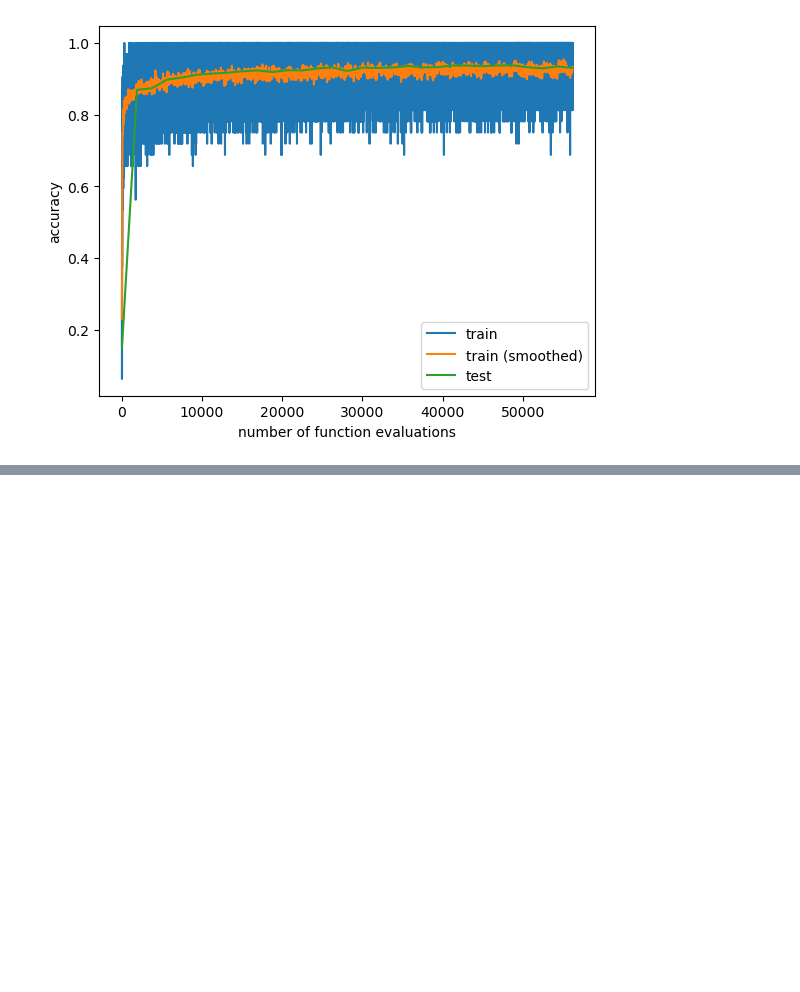
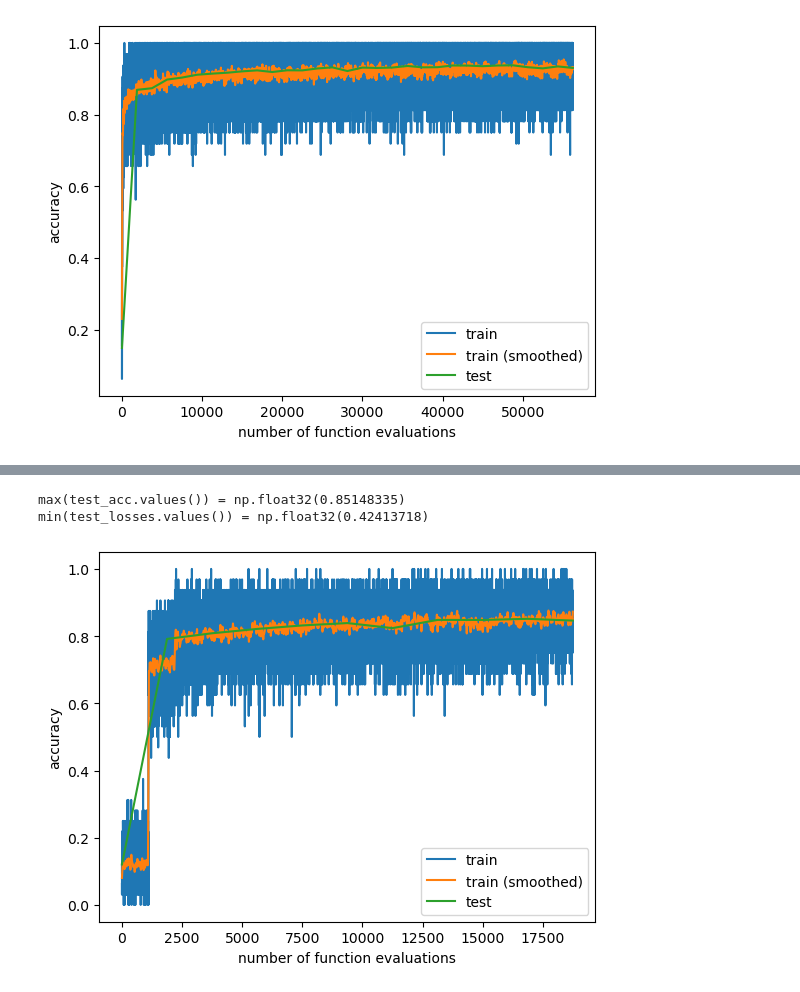
Before and after one commit to inikishev/torchzero, a Jupyter notebook: docs/examples/Mini-batch FashionMNIST.ipynb, the cells around one changed output, grey strips where cells are left out. Cells and saved outputs as stored; diff of their text form; code cells hidden in the pictures; blank space fills up the shorter version.

```diff
--- a/docs/examples/Mini-batch FashionMNIST.ipynb
+++ b/docs/examples/Mini-batch FashionMNIST.ipynb
@@ -295,0 +310,14 @@ min(test_losses.values()) = np.float32(0.16599675)
+# %%
+model, train_losses, test_losses, train_acc, test_acc = run(
+    opt_fn = lambda params: tz.Modular(
+        params,
+        tz.m.SVRG(1000, 100),
+        tz.m.LBFGS(),
+        tz.m.Backtracking(),
+    ),
+    epochs=10,
+)
+# %% [output]
+max(test_acc.values()) = np.float32(0.85148335)
+min(test_losses.values()) = np.float32(0.42413718)
+[figure, added]
```
Also changed, not shown: parts of 3 cells of this notebook, 13 other files.
